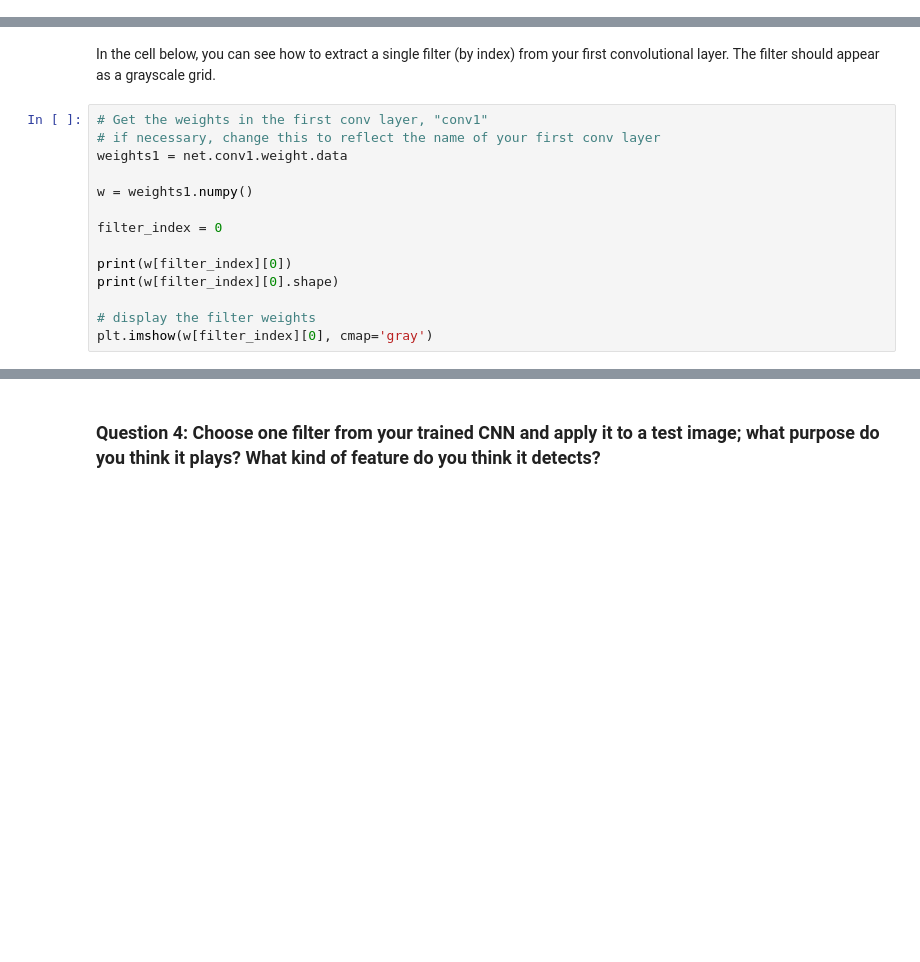
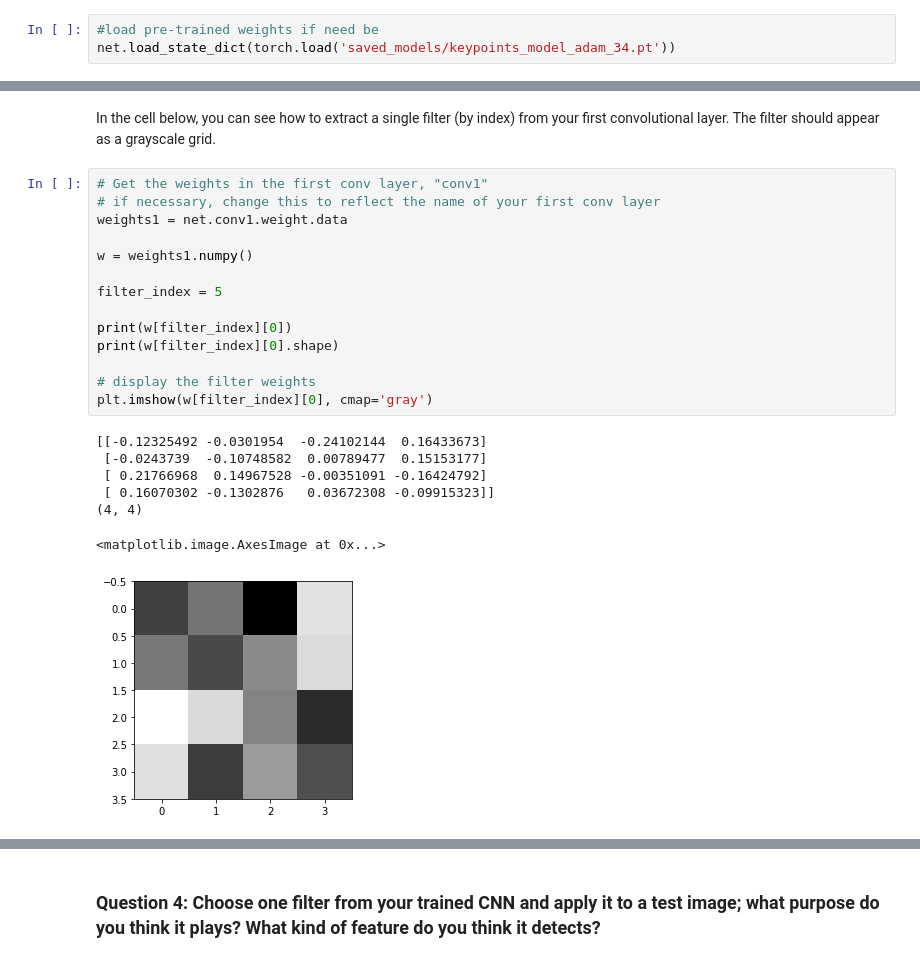
Before and after one commit to nicholaschenai/PyTorch_Facial_Keypoint_Detection, a Jupyter notebook: 2. Define the Network Architecture.ipynb, the cells around one changed output, grey strips where cells are left out. Cells and saved outputs as stored; diff of their text form; blank space fills up the shorter version.

Commit message:
25apr2018 finished all but training a good model

```diff
--- a/2. Define the Network Architecture.ipynb
+++ b/2. Define the Network Architecture.ipynb
@@ -345,6 +345,9 @@ Now, you'll train on your batched training data from `train_loader` for a number
 To quickly observe how your model is training and decide on whether or not you should modify it's structure or hyperparameters, you're encouraged to start off with just one or two epochs at first. As you train, note how your the model's loss behaves over time: does it decrease quickly at first and then slow down? Does it take a while to decrease in the first place? What happens if you change the batch size of your training data or modify your loss function? etc.
 
 Use these initial observations to make changes to your model and decide on the best architecture before you train for many epochs and create a final model.
+# %%
+#load pre-trained weights if need be
+net.load_state_dict(torch.load('saved_models/keypoints_model_adam_34.pt'))
 # %%
 def train_net(n_epochs):
 
@@ -463,17 +482,25 @@ In the cell below, you can see how to extract a single filter (by index) from yo
 # %%
 # Get the weights in the first conv layer, "conv1"
 # if necessary, change this to reflect the name of your first conv layer
 weights1 = net.conv1.weight.data
 
 w = weights1.numpy()
 
-filter_index = 0
+filter_index = 5
 
 print(w[filter_index][0])
 print(w[filter_index][0].shape)
 
 # display the filter weights
 plt.imshow(w[filter_index][0], cmap='gray')
+# %% [output]
+[[-0.12325492 -0.0301954  -0.24102144  0.16433673]
+ [-0.0243739  -0.10748582  0.00789477  0.15153177]
+ [ 0.21766968  0.14967528 -0.00351091 -0.16424792]
+ [ 0.16070302 -0.1302876   0.03672308 -0.09915323]]
+(4, 4)
+<matplotlib.image.AxesImage at 0x...>
+[figure, added]
 # %% [markdown]
 ## Feature maps
 
```
Also changed, not shown: parts of 16 cells of this notebook, 2 other files.
